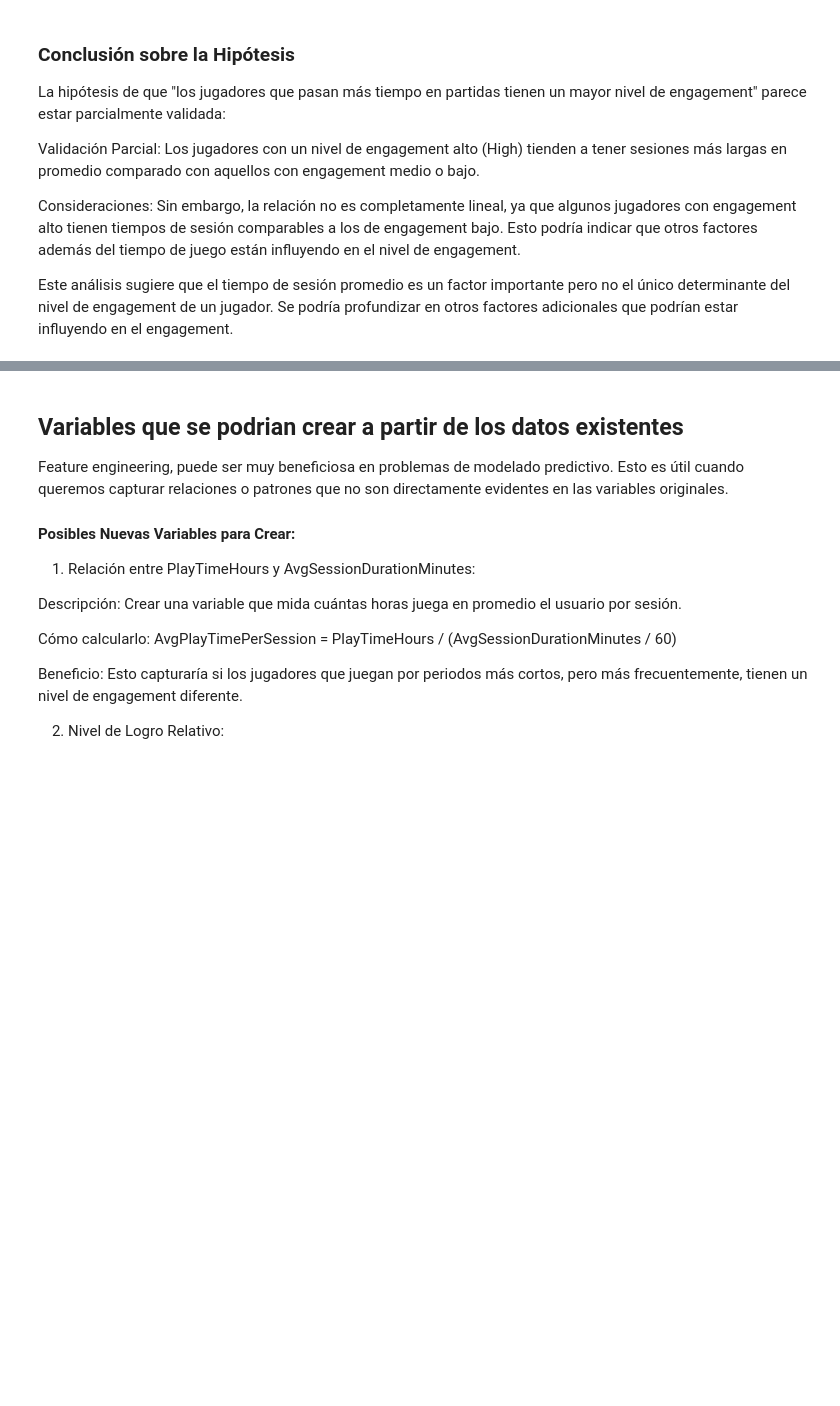
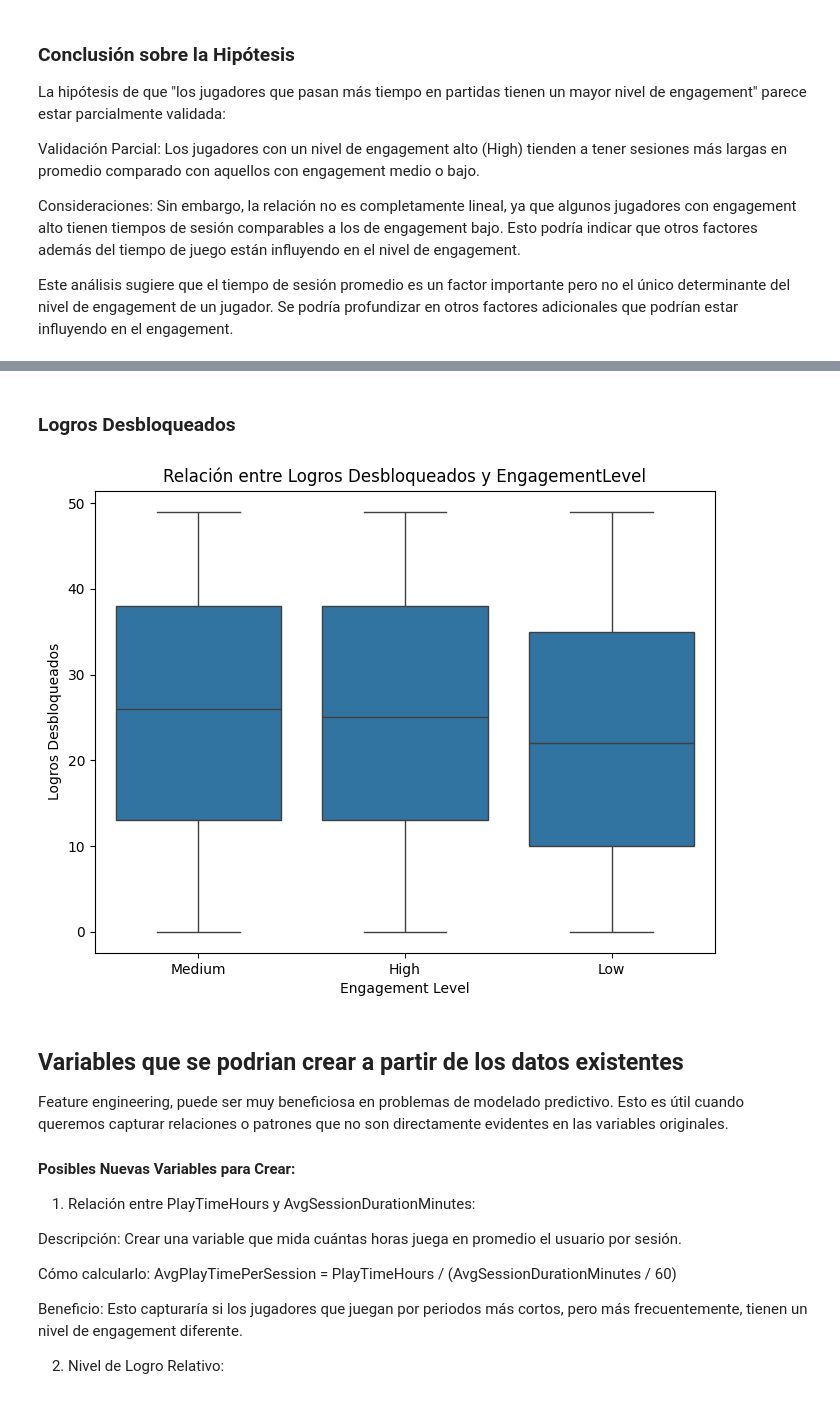
Before and after one commit to MateoTomas0912/TP1_ML_Grupo4, a Jupyter notebook: tp1_ML.ipynb.ipynb, the cells around one changed output, grey strips where cells are left out. Drawn from its saved outputs; the diff is of its cells as text; code cells hidden in the pictures; blank space fills up the shorter version.

```diff
--- a/tp1_ML.ipynb.ipynb
+++ b/tp1_ML.ipynb.ipynb
@@ -678,3 +717,14 @@ Este análisis sugiere que el tiempo de sesión promedio es un factor importante
+# %% [markdown]
+### Logros Desbloqueados
+# %%
+plt.figure(figsize=(8, 6))
+sns.boxplot(x='EngagementLevel', y='AchievementsUnlocked', data=df)
+plt.title('Relación entre Logros Desbloqueados y EngagementLevel')
+plt.xlabel('Engagement Level')
+plt.ylabel('Logros Desbloqueados')
+plt.show()
+# %% [output]
+[figure, added]
 # %% [markdown]
 ## Variables que se podrian crear a partir de los datos existentes
 
```
Also changed, not shown: parts of 17 cells of this notebook.
